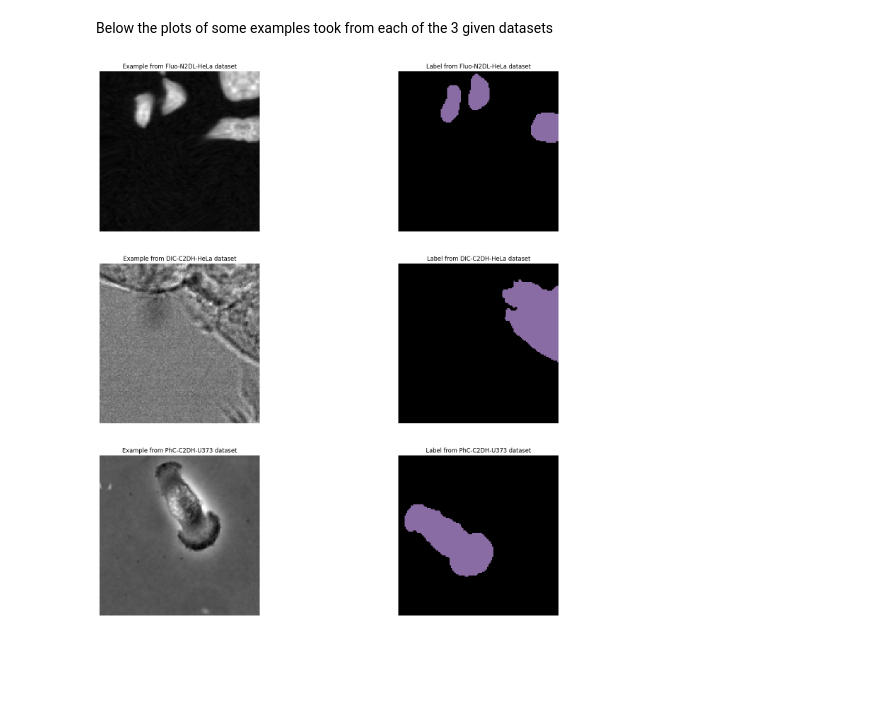
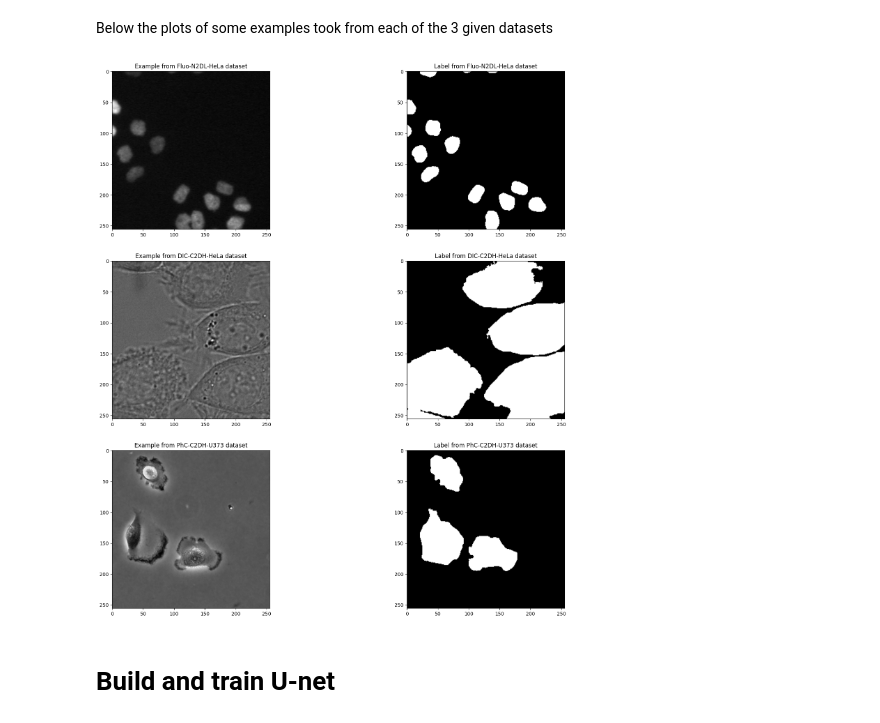
Before and after one commit to mattia01017/CNN-cell-segmentation, a Jupyter notebook: CNNcellSegm.ipynb, the cells around one changed output. Cells and saved outputs as stored; diff of their text form; code cells hidden in the pictures; blank space fills up the shorter version.

```diff
--- a/CNNcellSegm.ipynb
+++ b/CNNcellSegm.ipynb
@@ -405,13 +391,19 @@ Below the plots of some examples took from each of the 3 given datasets
 # %%
 fig, axs = plt.subplots(3, 2, figsize=(20, 20))
 
-plot_img(axs[0, 0], fluo_data["train"].dataset[2][0], "Example from Fluo-N2DL-HeLa dataset")
-plot_mask(axs[0, 1], fluo_data["train"].dataset[2][1], "Label from Fluo-N2DL-HeLa dataset")
-plot_img(axs[1, 0], dic_data["train"].dataset[2][0], "Example from DIC-C2DH-HeLa dataset")
-plot_mask(axs[1, 1], dic_data["train"].dataset[2][1], "Label from DIC-C2DH-HeLa dataset")
-plot_img(axs[2, 0], phc_data["train"].dataset[2][0], "Example from PhC-C2DH-U373 dataset")
-plot_mask(axs[2, 1], phc_data["train"].dataset[2][1], "Label from PhC-C2DH-U373 dataset")
+fluo_x, fluo_y = fluo_data[1]
+dic_x, dic_y = dic_data[1]
+phc_x, phc_y = phc_data[1]
+
+plot_img(axs[0, 0], fluo_x[0], "Example from Fluo-N2DL-HeLa dataset")
+plot_img(axs[0, 1], fluo_y[0], "Label from Fluo-N2DL-HeLa dataset")
+plot_img(axs[1, 0], dic_x[0], "Example from DIC-C2DH-HeLa dataset")
+plot_img(axs[1, 1], dic_y[0], "Label from DIC-C2DH-HeLa dataset")
+plot_img(axs[2, 0], phc_x[0], "Example from PhC-C2DH-U373 dataset")
+plot_img(axs[2, 1], phc_y[0], "Label from PhC-C2DH-U373 dataset")
 
 plt.show()
 # %% [output]
-[figure, old version]
+[figure, new version]
+# %% [markdown]
+# Build and train U-net
```
Also changed, not shown: parts of 16 cells of this notebook.
